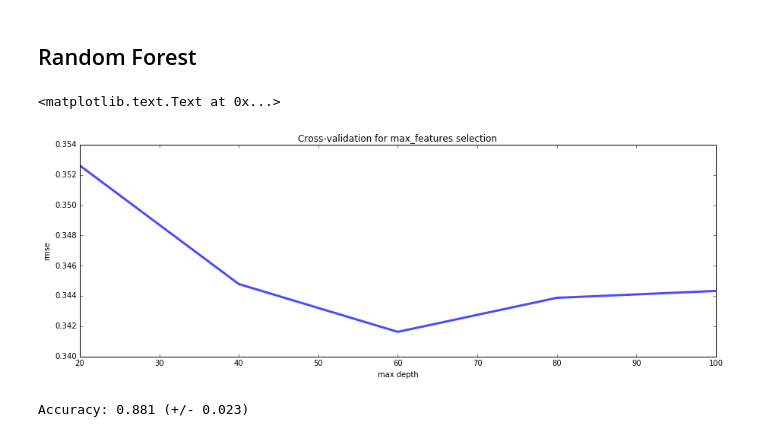
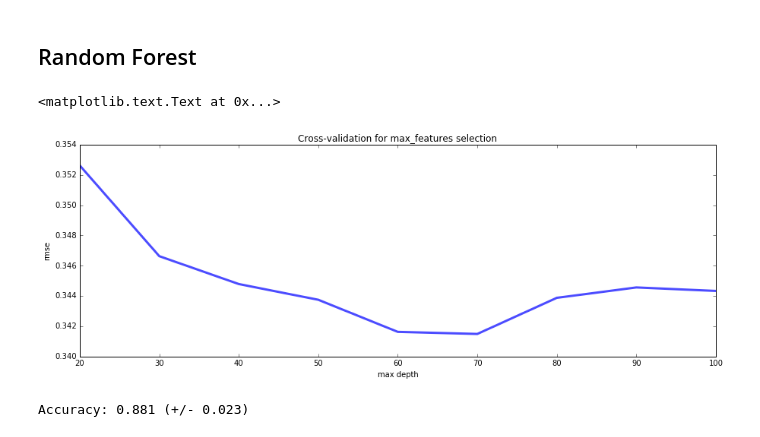
Before and after one commit to albertwildeman/Kaggle-Ames_Housing_Prices, a Jupyter notebook: Ames.ipynb, the cells around one changed output. Cells and saved outputs as stored; diff of their text form; code cells hidden in the pictures.

```diff
--- a/Ames.ipynb
+++ b/Ames.ipynb
@@ -462,15 +451,15 @@ Accuracy: 0.904 (+/- 0.046)
 ## Random Forest
 # %%
 # Calculate CV RMSE for a range of maximum tree depths
-max_feats = range(20,101,20)
+max_feats = range(20,101,10)
 cv_rf = [rmse_cv(ensemble.RandomForestRegressor(max_features = max_f, n_estimators=100, random_state=0)).mean()
             for max_f in max_feats]
 cv_rf = pd.Series(cv_rf, index = max_feats)
 cv_rf.plot(title = "Cross-validation for max_features selection", alpha=0.7, lw=3)
 plt.xlabel("max depth"); plt.ylabel("rmse")
 # %% [output]
 <matplotlib.text.Text at 0x...>
-[figure, old version]
+[figure, new version]
 # %%
 # Fit the model using the max_features that resulted in the lowest CV RMSE.
 # Another main parameter is the number of estimators (trees) used. Numbers larger than the one used here yield take significantly
```
Also changed, not shown: parts of 11 cells of this notebook.
